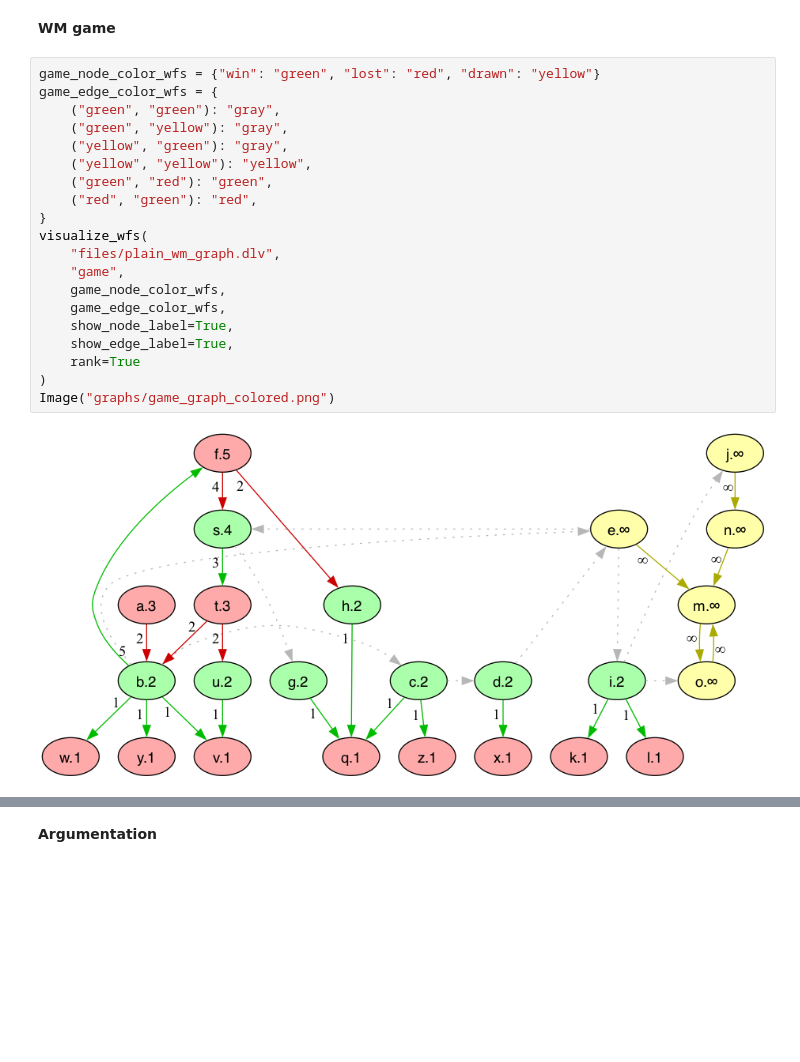
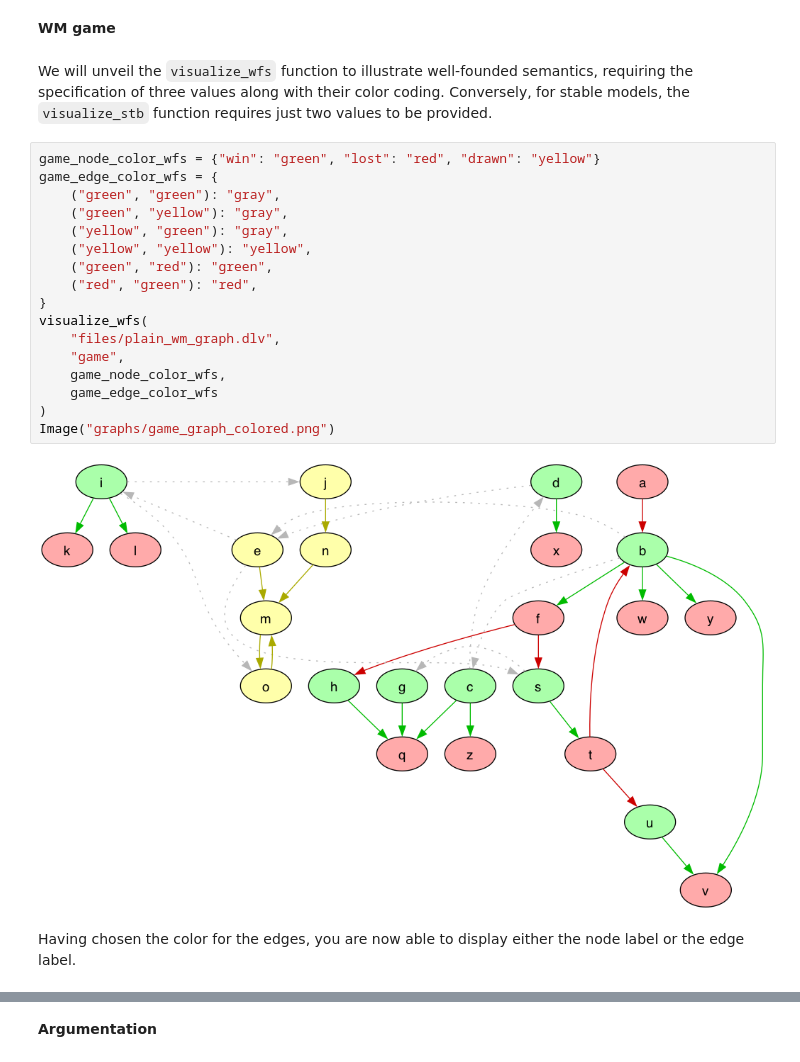
Before and after one commit to idaks/Games-and-Argumentation, a Jupyter notebook: IDCC-2024/animal_example.ipynb, the cells around one changed output, grey strips where cells are left out. Drawn from its saved outputs; the diff is of its cells as text; blank space fills up the shorter version.

```diff
--- a/IDCC-2024/animal_example.ipynb
+++ b/IDCC-2024/animal_example.ipynb
@@ -165,25 +185,26 @@ Image("graphs/kernel_graph_colored.png")
 As we have win_move graph and attack graph, we start to think about maybe we only need to provide the visualization schema and one function can provide us the expected graph
 # %% [markdown]
 **WM game**
-# %%
-game_node_color_wfs = {"win": "green", "lost": "red", "drawn": "yellow"}
-game_edge_color_wfs = {
-    ("green", "green"): "gray",
-    ("green", "yellow"): "gray",
-    ("yellow", "green"): "gray",
-    ("yellow", "yellow"): "yellow",
-    ("green", "red"): "green",
-    ("red", "green"): "red",
-}
-visualize_wfs(
-    "files/plain_wm_graph.dlv",
-    "game",
-    game_node_color_wfs,
-    game_edge_color_wfs,
-    show_node_label=True,
-    show_edge_label=True,
-    rank=True
-)
-Image("graphs/game_graph_colored.png")
-# %% [output]
-[figure, removed]
+# %% [markdown]
+We will unveil the `visualize_wfs` function to illustrate well-founded semantics, requiring the specification of three values along with their color coding. Conversely, for stable models, the `visualize_stb` function requires just two values to be provided.
+# %%
+game_node_color_wfs = {"win": "green", "lost": "red", "drawn": "yellow"}
+game_edge_color_wfs = {
+    ("green", "green"): "gray",
+    ("green", "yellow"): "gray",
+    ("yellow", "green"): "gray",
+    ("yellow", "yellow"): "yellow",
+    ("green", "red"): "green",
+    ("red", "green"): "red",
+}
+visualize_wfs(
+    "files/plain_wm_graph.dlv",
+    "game",
+    game_node_color_wfs,
+    game_edge_color_wfs
+)
+Image("graphs/game_graph_colored.png")
+# %% [output]
+[figure, added]
+# %% [markdown]
+Having chosen the color for the edges, you are now able to display either the node label or the edge label.
```
Also changed, not shown: parts of 26 cells of this notebook, 23 other files.
